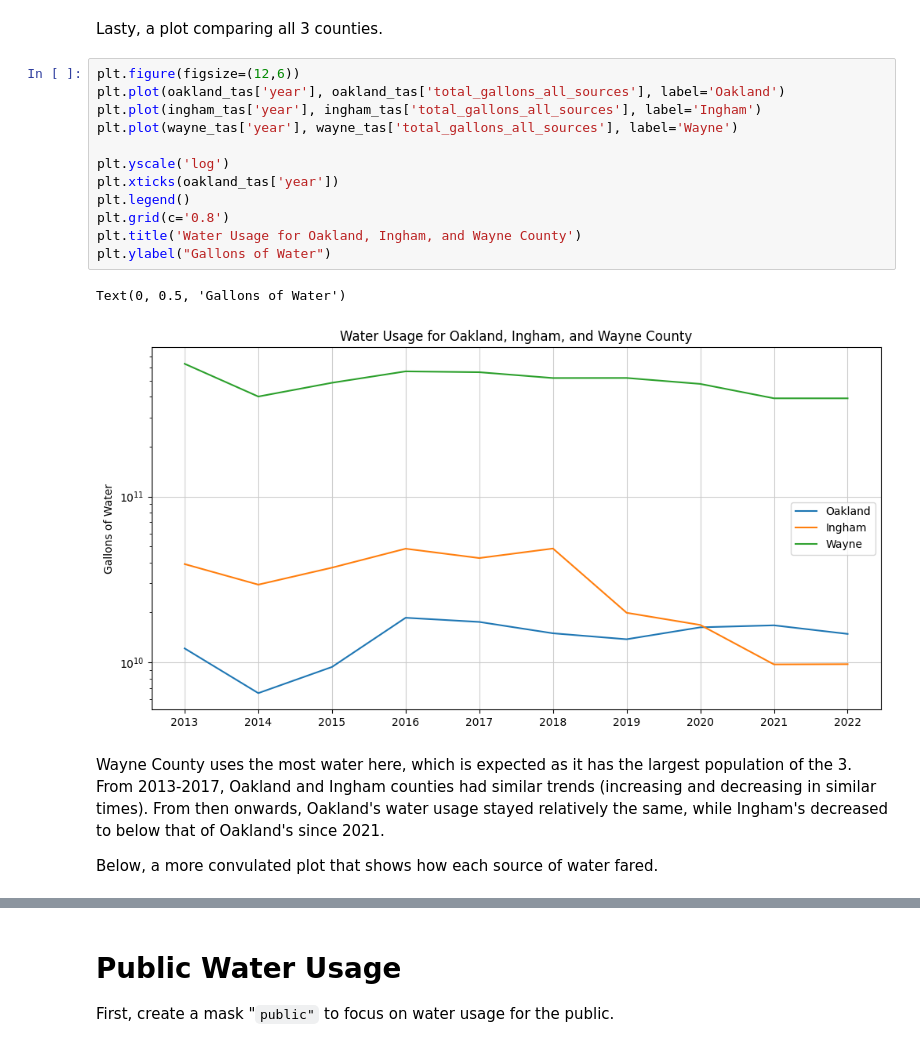
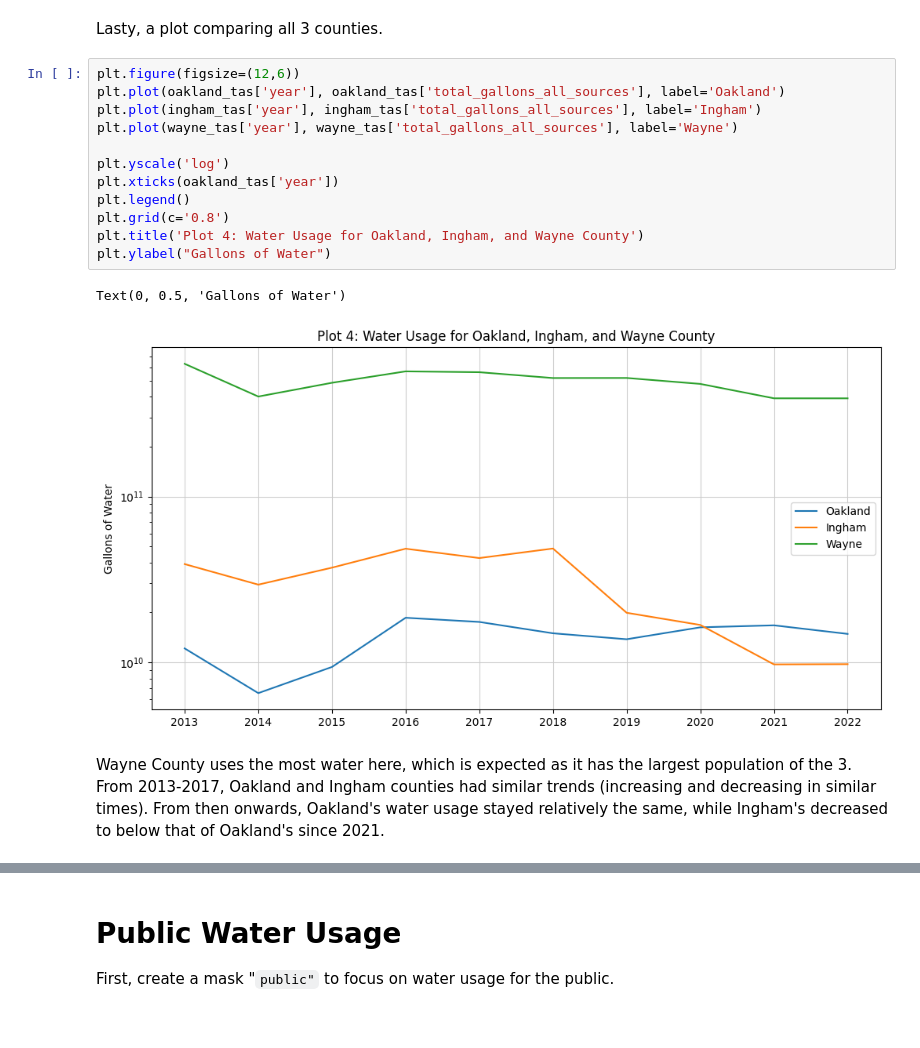
Before and after one commit to leenoah390/michigan-water, a Jupyter notebook: michigan-water.ipynb, the cells around one changed output, grey strips where cells are left out. Drawn from its saved outputs; the diff is of its cells as text.

```diff
--- a/michigan-water.ipynb
+++ b/michigan-water.ipynb
@@ -159,19 +142,17 @@ Lasty, a plot comparing all 3 counties.
 # %%
 plt.figure(figsize=(12,6))
 plt.plot(oakland_tas['year'], oakland_tas['total_gallons_all_sources'], label='Oakland')
 plt.plot(ingham_tas['year'], ingham_tas['total_gallons_all_sources'], label='Ingham')
 plt.plot(wayne_tas['year'], wayne_tas['total_gallons_all_sources'], label='Wayne')
 
 plt.yscale('log')
 plt.xticks(oakland_tas['year'])
 plt.legend()
 plt.grid(c='0.8')
-plt.title('Water Usage for Oakland, Ingham, and Wayne County')
+plt.title('Plot 4: Water Usage for Oakland, Ingham, and Wayne County')
 plt.ylabel("Gallons of Water")
 # %% [output]
 Text(0, 0.5, 'Gallons of Water')
-[figure, old version]
+[figure, new version]
 # %% [markdown]
 Wayne County uses the most water here, which is expected as it has the largest population of the 3. From 2013-2017, Oakland and Ingham counties had similar trends (increasing and decreasing in similar times). From then onwards,  Oakland's water usage stayed relatively the same, while Ingham's decreased to below that of Oakland's since 2021.
-
-Below, a more convulated plot that shows how each source of water fared.
```
Also changed, not shown: parts of 20 cells of this notebook.
